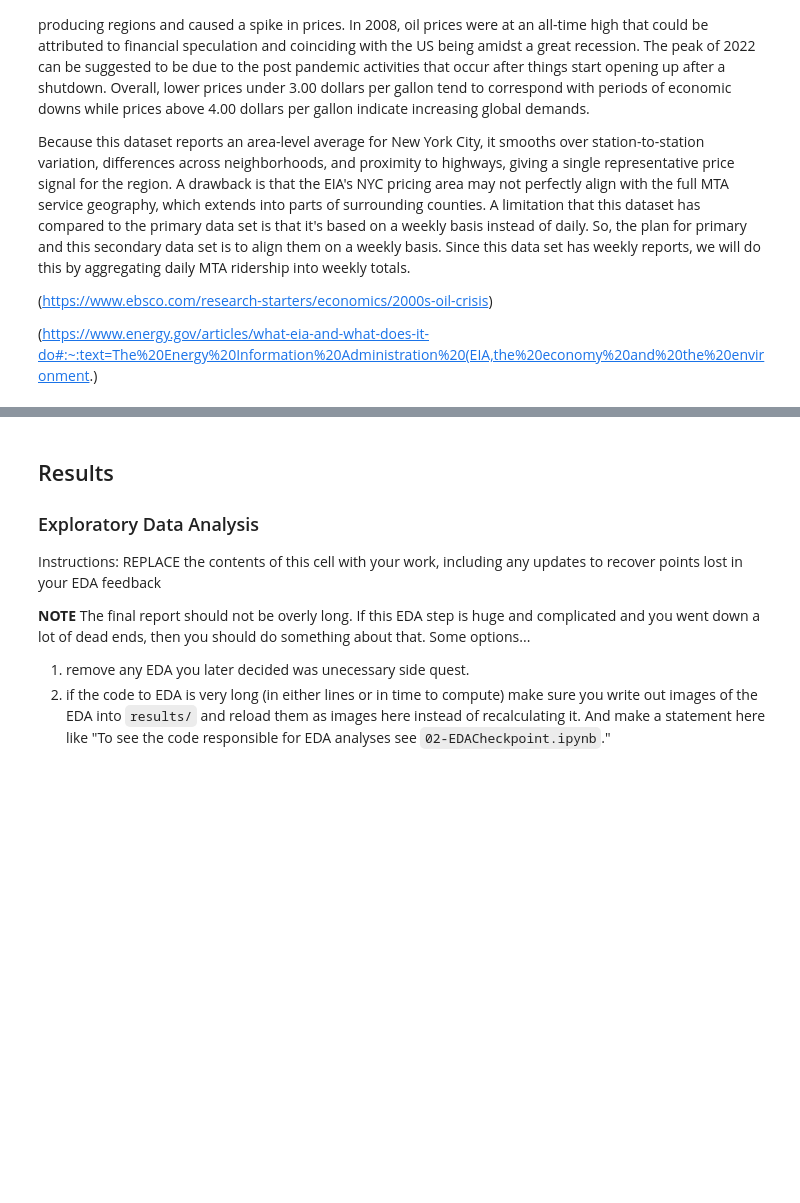
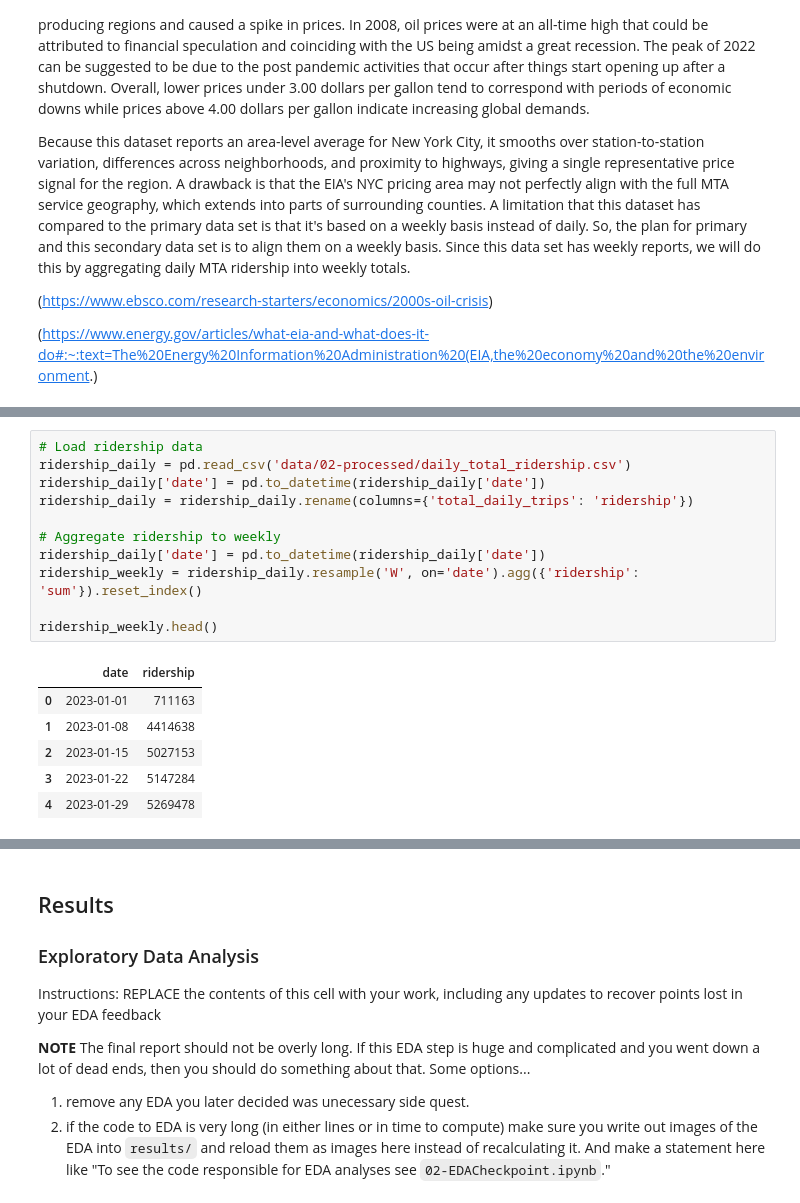
Before and after one commit to COGS108/Group063_WI26, a Jupyter notebook: 03-FinalProject.ipynb, the cells around one changed output, grey strips where cells are left out. Drawn from its saved outputs; the diff is of its cells as text; blank space fills up the shorter version.

```diff
--- a/03-FinalProject.ipynb
+++ b/03-FinalProject.ipynb
@@ -718,0 +686,18 @@ P-value: 0.543
+# %%
+# Load ridership data
+ridership_daily = pd.read_csv('data/02-processed/daily_total_ridership.csv')
+ridership_daily['date'] = pd.to_datetime(ridership_daily['date'])
+ridership_daily = ridership_daily.rename(columns={'total_daily_trips': 'ridership'})
+
+# Aggregate ridership to weekly
+ridership_daily['date'] = pd.to_datetime(ridership_daily['date'])
+ridership_weekly = ridership_daily.resample('W', on='date').agg({'ridership': 'sum'}).reset_index()
+
+ridership_weekly.head()
+# %% [output]
+|  | date | ridership |
+| 0 | 2023-01-01 | 711163 |
+| 1 | 2023-01-08 | 4414638 |
+| 2 | 2023-01-15 | 5027153 |
+| 3 | 2023-01-22 | 5147284 |
+| 4 | 2023-01-29 | 5269478 |
```
Also changed, not shown: parts of 5 cells of this notebook.
